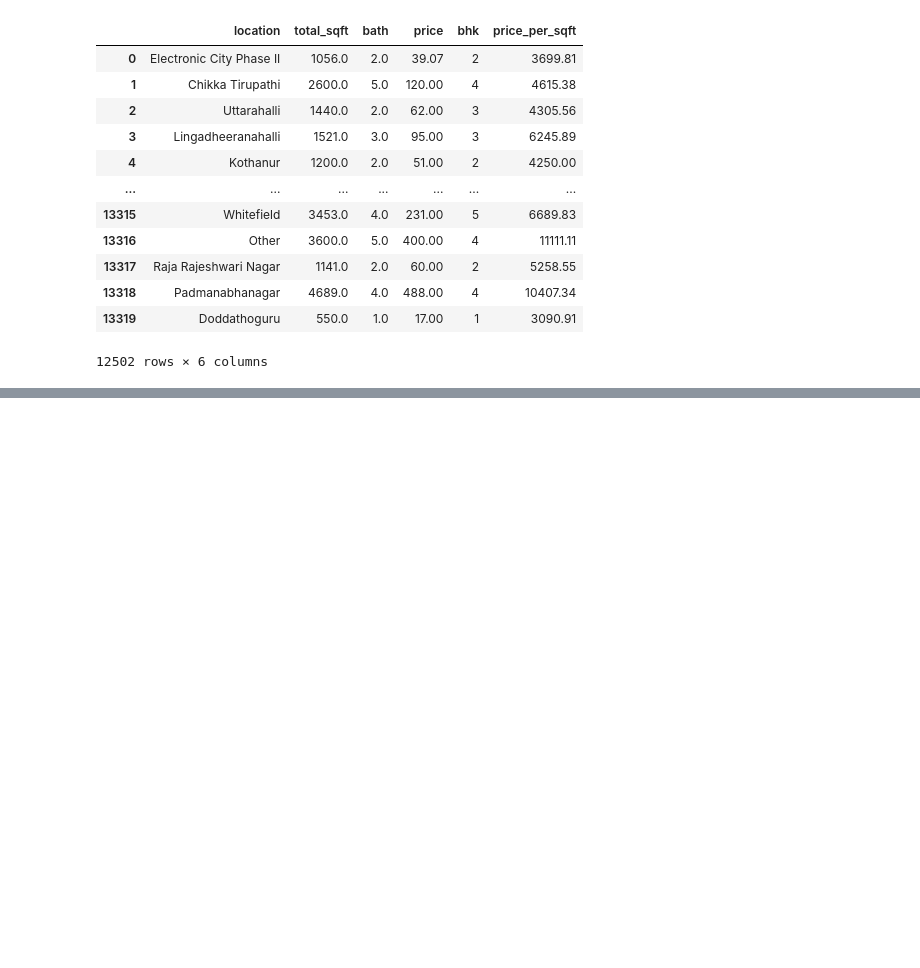
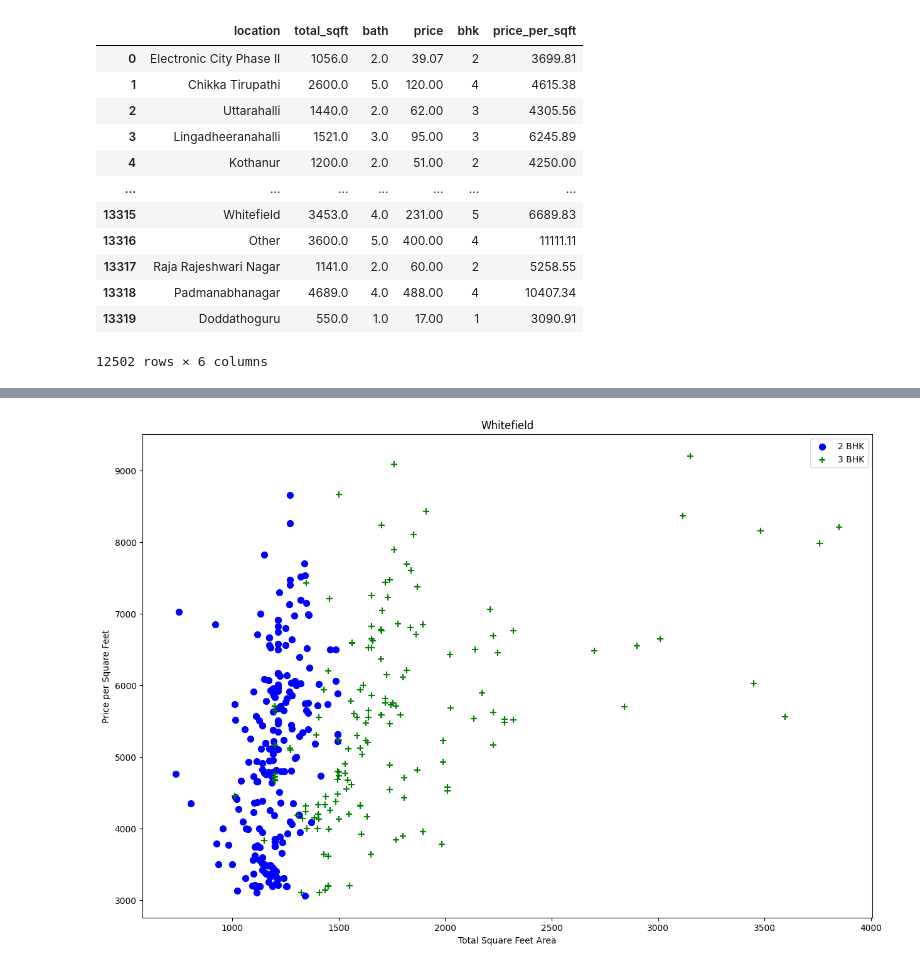
Before and after one commit to Simran-Dalvi/Real_Estate_Price_Prediction_End_to_End, a Jupyter notebook: banglore_house_price.ipynb, the cells around one changed output, grey strips where cells are left out. Drawn from its saved outputs; the diff is of its cells as text; code cells hidden in the pictures; blank space fills up the shorter version.

```diff
--- a/banglore_house_price.ipynb
+++ b/banglore_house_price.ipynb
@@ -407,0 +466,4 @@ df1
+# %%
+plot_scatter_area_bhk(df2, "Whitefield")
+# %% [output]
+[figure, added]
```
Also changed, not shown: parts of 20 cells of this notebook.
